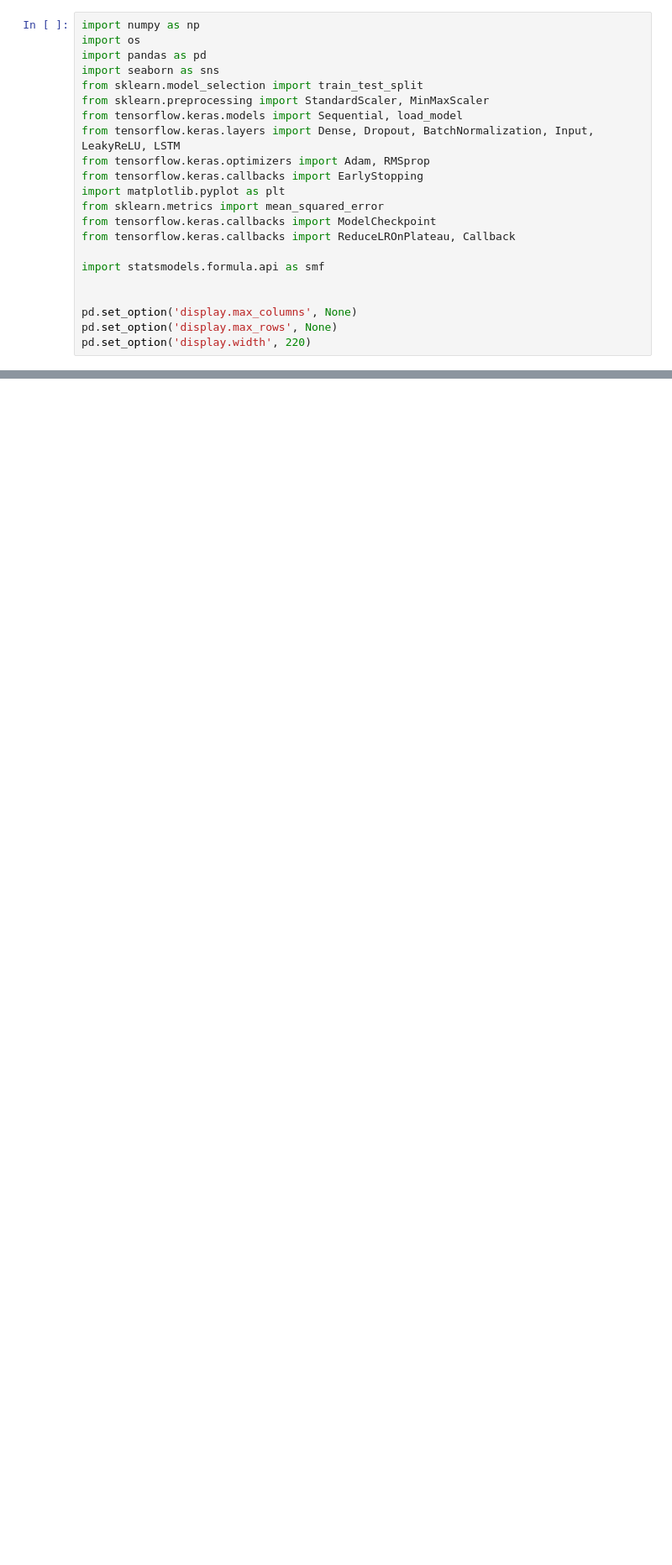
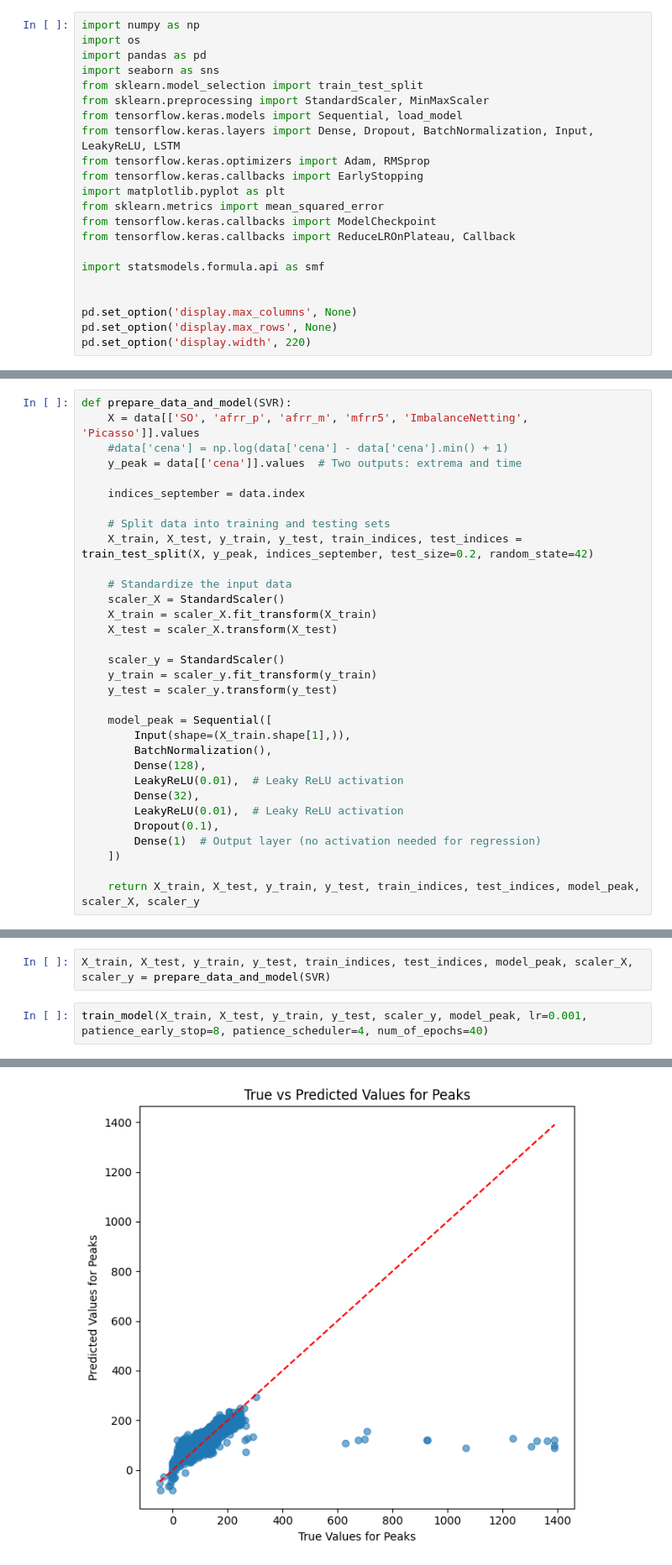
Before and after one commit to matule00/SGE, a Jupyter notebook: cena_RE.ipynb, the cells around one changed output, grey strips where cells are left out. Shown: that part at 84% size. Cells and saved outputs as stored; diff of their text form; blank space fills up the shorter version.

```diff
--- a/cena_RE.ipynb
+++ b/cena_RE.ipynb
@@ -111,0 +165,32 @@ plt.show()
+# %%
+def prepare_data_and_model(SVR):
+    X = data[['SO', 'afrr_p', 'afrr_m', 'mfrr5', 'ImbalanceNetting', 'Picasso']].values
+    #data['cena'] = np.log(data['cena'] - data['cena'].min() + 1)
+    y_peak = data[['cena']].values  # Two outputs: extrema and time
+
+    indices_september = data.index
+
+    # Split data into training and testing sets
+    X_train, X_test, y_train, y_test, train_indices, test_indices = train_test_split(X, y_peak, indices_september, test_size=0.2, random_state=42)
+
+    # Standardize the input data
+    scaler_X = StandardScaler()
+    X_train = scaler_X.fit_transform(X_train)
+    X_test = scaler_X.transform(X_test)
+
+    scaler_y = StandardScaler()
+    y_train = scaler_y.fit_transform(y_train)
+    y_test = scaler_y.transform(y_test)
+
+    model_peak = Sequential([
+        Input(shape=(X_train.shape[1],)),
+        BatchNormalization(),
+        Dense(128),
+        LeakyReLU(0.01),  # Leaky ReLU activation
+        Dense(32),
+        LeakyReLU(0.01),  # Leaky ReLU activation
+        Dropout(0.1),
+        Dense(1)  # Output layer (no activation needed for regression)
+    ])
+
+    return X_train, X_test, y_train, y_test, train_indices, test_indices, model_peak, scaler_X, scaler_y
@@ -111,0 +252,5 @@ plt.show()
+# %%
+X_train, X_test, y_train, y_test, train_indices, test_indices, model_peak, scaler_X, scaler_y = prepare_data_and_model(SVR)
+# %%
+train_model(X_train, X_test, y_train, y_test, scaler_y, model_peak, lr=0.001, patience_early_stop=8, patience_scheduler=4, num_of_epochs=40)
+# %% [output]
@@ -111,0 +274 @@ plt.show()
+[figure, added]
```
Also changed, not shown: parts of 9 cells of this notebook.
